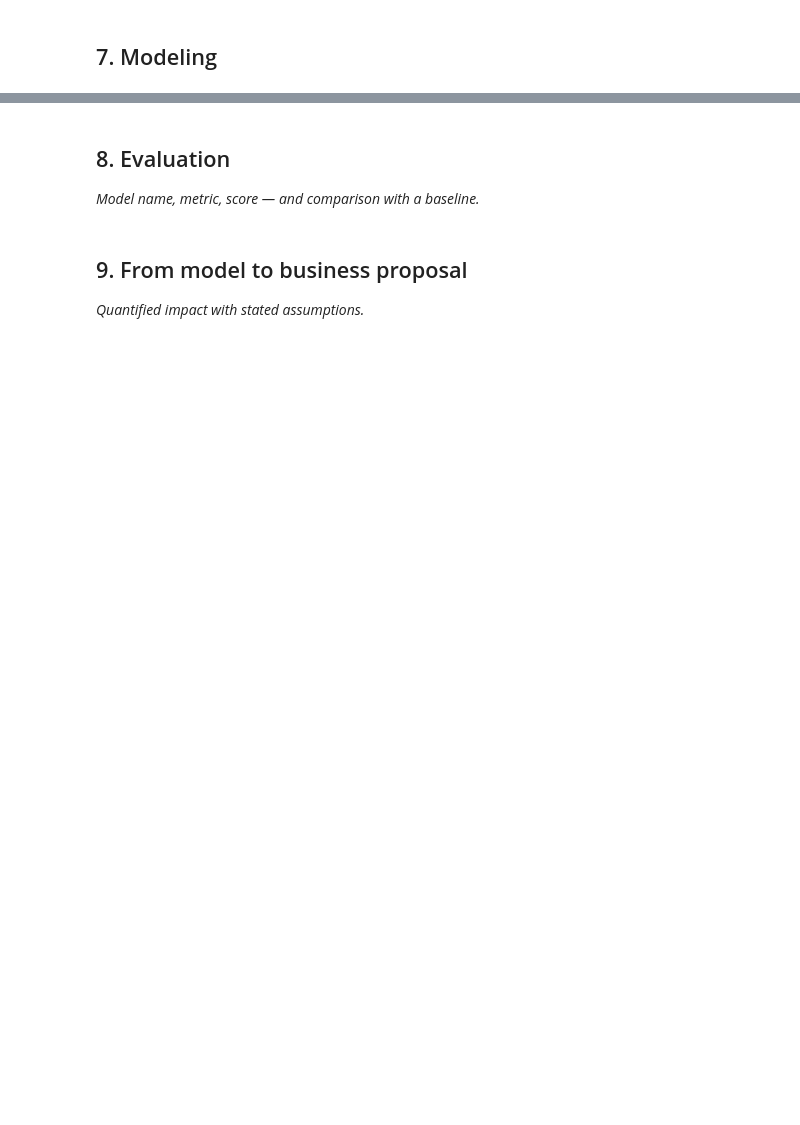
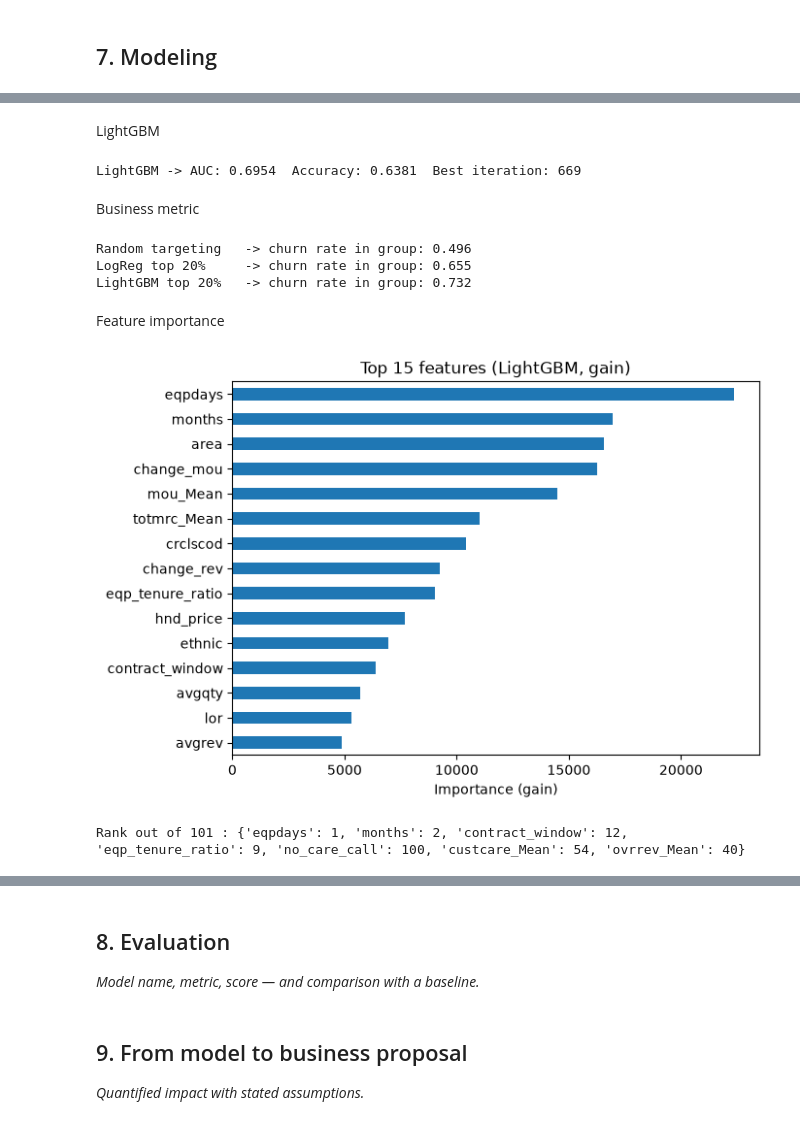
Before and after one commit to dilmani773/gci-final-assignment, a Jupyter notebook: main.ipynb, the cells around one changed output, grey strips where cells are left out. Saved outputs shown, nothing was run; the diff lists cells and outputs as text; code cells hidden in the pictures; blank space fills up the shorter version.

```diff
--- a/main.ipynb
+++ b/main.ipynb
@@ -256,0 +306,54 @@ _State the business question, target variable, and ML task in a few sentences._
+# %% [markdown]
+LightGBM
+# %%
+import lightgbm as lgb
+
+lgbm = lgb.LGBMClassifier(n_estimators=3000, learning_rate=0.03, num_leaves=31,
+                          colsample_bytree=0.7, subsample=0.8, subsample_freq=1,
+                          random_state=42, verbose=-1)
+lgbm.fit(X_train, y_train, eval_set=[(X_val, y_val)], eval_metric='auc',
+         callbacks=[lgb.early_stopping(100, verbose=False)])
+
+lgb_proba = lgbm.predict_proba(X_test)[:, 1]
+print('LightGBM -> AUC:', round(roc_auc_score(y_test, lgb_proba), 4),
+      ' Accuracy:', round(accuracy_score(y_test, lgb_proba > 0.5), 4),
+      ' Best iteration:', lgbm.best_iteration_)
+# %% [output]
+LightGBM -> AUC: 0.6954  Accuracy: 0.6381  Best iteration: 669
+# %% [markdown]
+Business metric
+# %%
+def top_k_capture(y_true, proba, k=0.2):
+    n = int(len(proba) * k)
+    top_idx = np.argsort(proba)[::-1][:n]
+    return y_true.iloc[top_idx].mean()
+
+print('Random targeting   -> churn rate in group:', round(y_test.mean(), 3))
+print('LogReg top 20%     -> churn rate in group:', round(top_k_capture(y_test, lr_proba), 3))
+print('LightGBM top 20%   -> churn rate in group:', round(top_k_capture(y_test, lgb_proba), 3))
+# %% [output]
+Random targeting   -> churn rate in group: 0.496
+LogReg top 20%     -> churn rate in group: 0.655
+LightGBM top 20%   -> churn rate in group: 0.732
+# %% [markdown]
+Feature importance
+# %%
+imp = pd.Series(lgbm.booster_.feature_importance(importance_type='gain'),
+                index=X_train.columns).sort_values(ascending=False)
+
+# Top 15 chart for slides
+plt.figure(figsize=(7, 5))
+imp.head(15)[::-1].plot(kind='barh')
+plt.title('Top 15 features (LightGBM, gain)')
+plt.xlabel('Importance (gain)')
+plt.savefig('figures/feature_importance.png', dpi=200, bbox_inches='tight')
+plt.show()
+
+# Where do my EDA features rank?
+ranks = {f: list(imp.index).index(f) + 1 for f in
+         ['eqpdays', 'months', 'contract_window', 'eqp_tenure_ratio',
+          'no_care_call', 'custcare_Mean', 'ovrrev_Mean']}
+print('Rank out of', len(imp), ':', ranks)
+# %% [output]
+[figure, added]
+Rank out of 101 : {'eqpdays': 1, 'months': 2, 'contract_window': 12, 'eqp_tenure_ratio': 9, 'no_care_call': 100, 'custcare_Mean': 54, 'ovrrev_Mean': 40}
```
Also changed, not shown: parts of 20 cells of this notebook, 3 other files.
